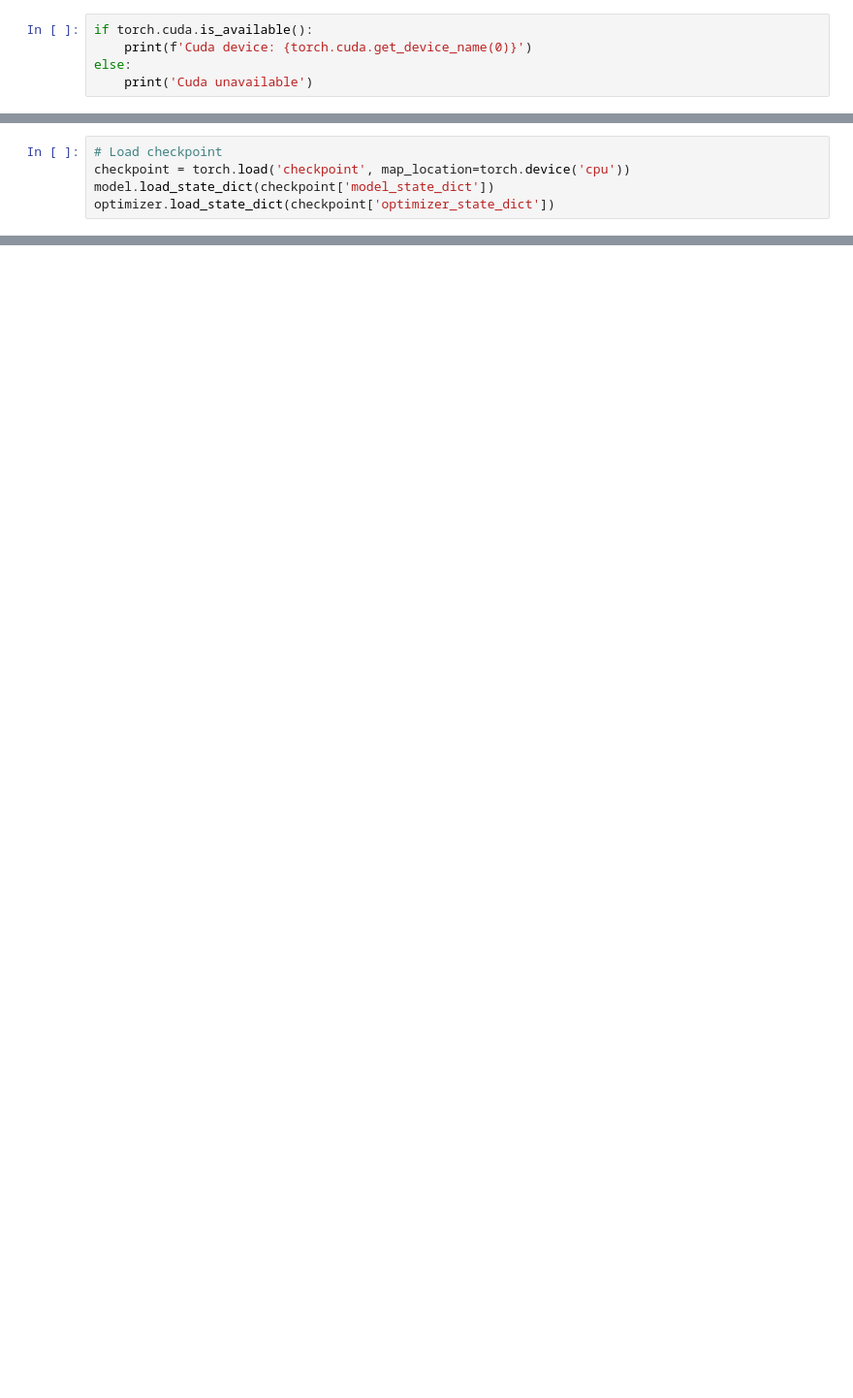
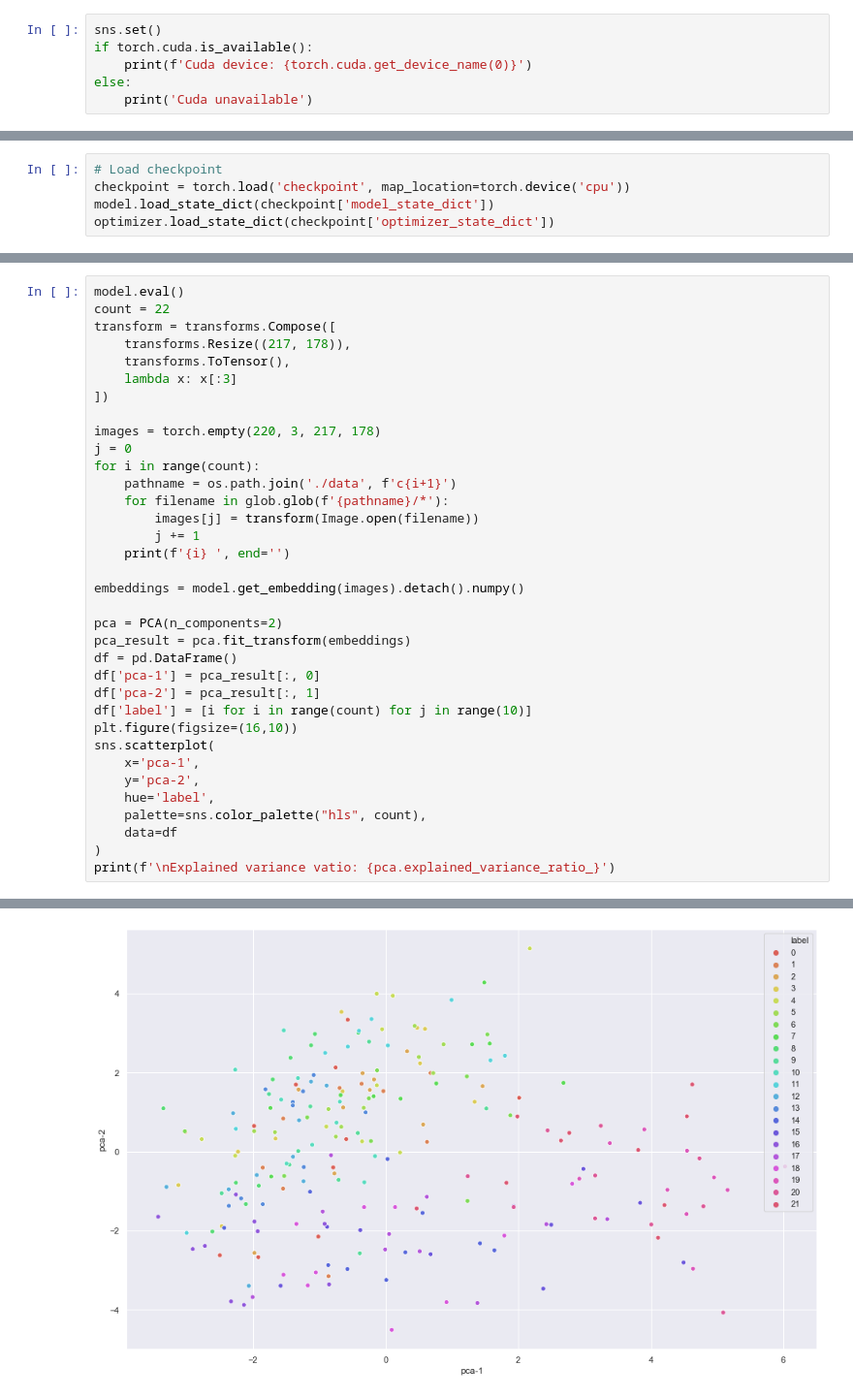
Before and after one commit to wzh0317/similar-face, a Jupyter notebook: main.ipynb, the cells around one changed output, grey strips where cells are left out. Shown at 97% size. Drawn from its saved outputs; the diff is of its cells as text; blank space fills up the shorter version.

```diff
--- a/main.ipynb
+++ b/main.ipynb
@@ -18,5 +34,6 @@ from PIL import Image
 %matplotlib inline
 # %%
+sns.set()
 if torch.cuda.is_available():
     print(f'Cuda device: {torch.cuda.get_device_name(0)}')
 else:
@@ -214,0 +265,36 @@ d(A, P) = 11.185497283935547, d(A, N) = 6.54506254196167
+# %%
+model.eval()
+count = 22
+transform = transforms.Compose([
+    transforms.Resize((217, 178)),
+    transforms.ToTensor(),
+    lambda x: x[:3]
+])
+
+images = torch.empty(220, 3, 217, 178)
+j = 0
+for i in range(count):
+    pathname = os.path.join('./data', f'c{i+1}')
+    for filename in glob.glob(f'{pathname}/*'):
+        images[j] = transform(Image.open(filename))
+        j += 1
+    print(f'{i} ', end='')
+
+embeddings = model.get_embedding(images).detach().numpy()
+
+pca = PCA(n_components=2)
+pca_result = pca.fit_transform(embeddings)
+df = pd.DataFrame()
+df['pca-1'] = pca_result[:, 0]
+df['pca-2'] = pca_result[:, 1]
+df['label'] = [i for i in range(count) for j in range(10)]
+plt.figure(figsize=(16,10))
+sns.scatterplot(
+    x='pca-1',
+    y='pca-2',
+    hue='label',
+    palette=sns.color_palette("hls", count),
+    data=df
+)
+print(f'\nExplained variance vatio: {pca.explained_variance_ratio_}')
+# %% [output]
@@ -214,0 +303 @@ d(A, P) = 11.185497283935547, d(A, N) = 6.54506254196167
+[figure, added]
```
Also changed, not shown: parts of 30 cells of this notebook, 8 other files.
